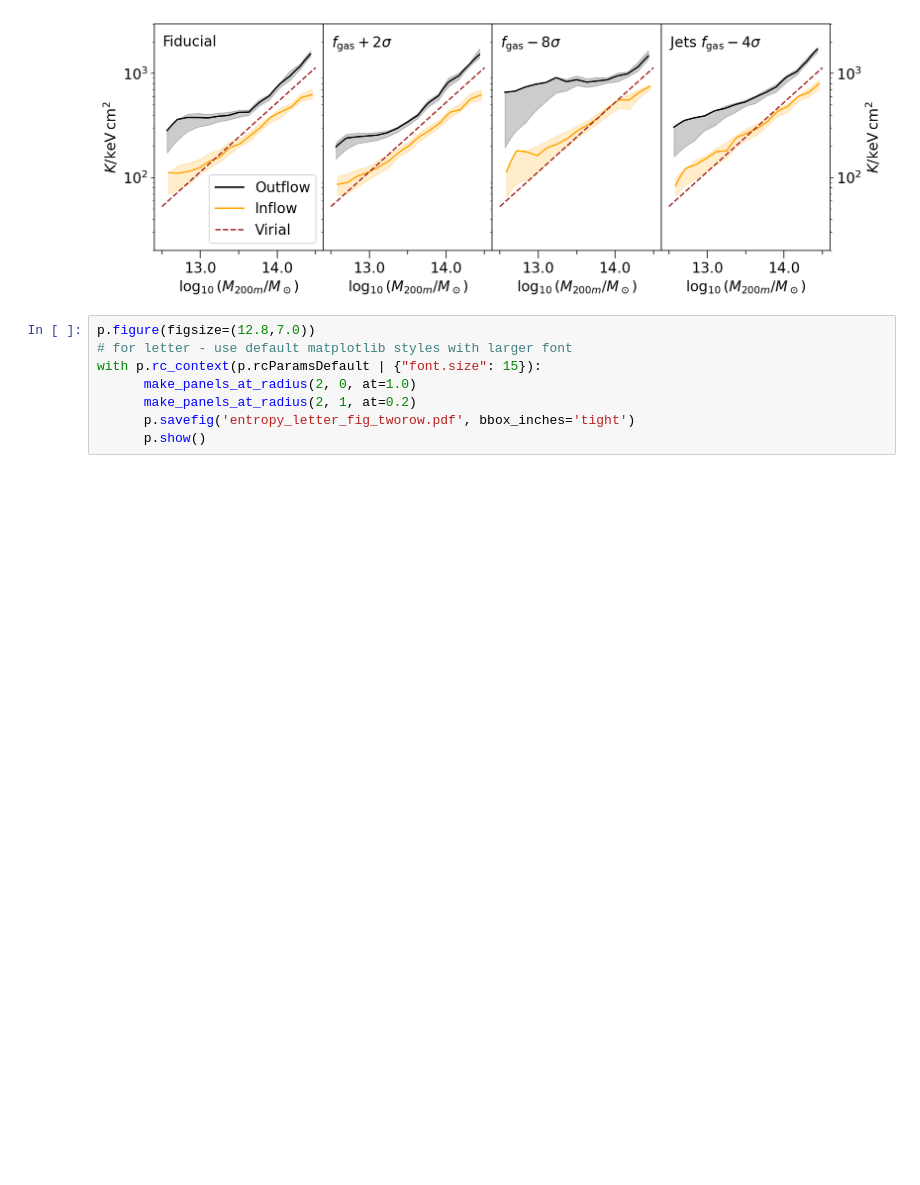
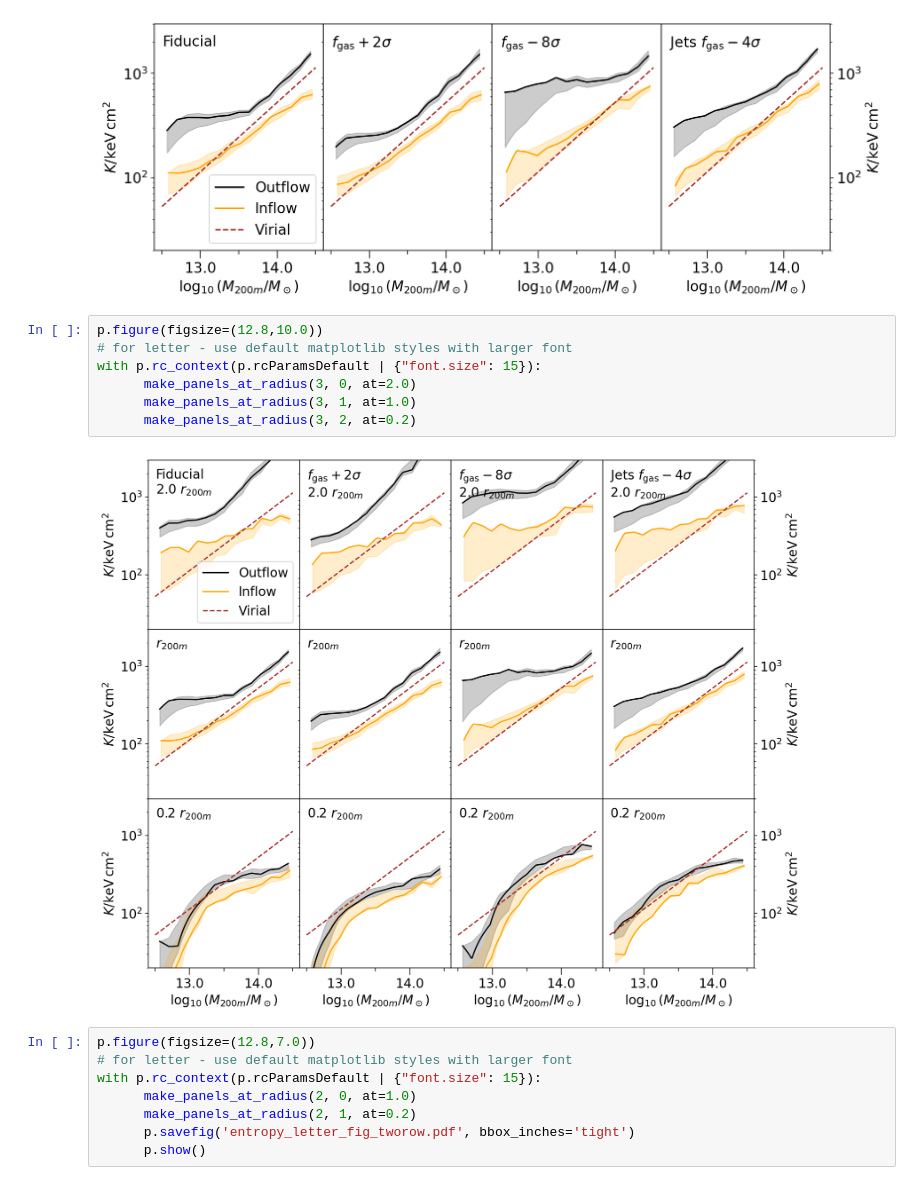
Before and after one commit to apontzen/flamingo_tangos_properties, a Jupyter notebook: paper_plots.ipynb, the cells around one changed output. Drawn from its saved outputs; the diff is of its cells as text; blank space fills up the shorter version.

```diff
--- a/paper_plots.ipynb
+++ b/paper_plots.ipynb
@@ -406,6 +403,15 @@ with p.rc_context(p.rcParamsDefault | {"font.size": 15}):
       p.show()
 # %% [output]
 [figure]
+# %%
+p.figure(figsize=(12.8,10.0))
+# for letter - use default matplotlib styles with larger font
+with p.rc_context(p.rcParamsDefault | {"font.size": 15}):
+      make_panels_at_radius(3, 0, at=2.0)
+      make_panels_at_radius(3, 1, at=1.0)
+      make_panels_at_radius(3, 2, at=0.2)
+# %% [output]
+[figure, added]
 # %%
 p.figure(figsize=(12.8,7.0))
 # for letter - use default matplotlib styles with larger font
```
Also changed, not shown: parts of 3 cells of this notebook, 5 other files.
